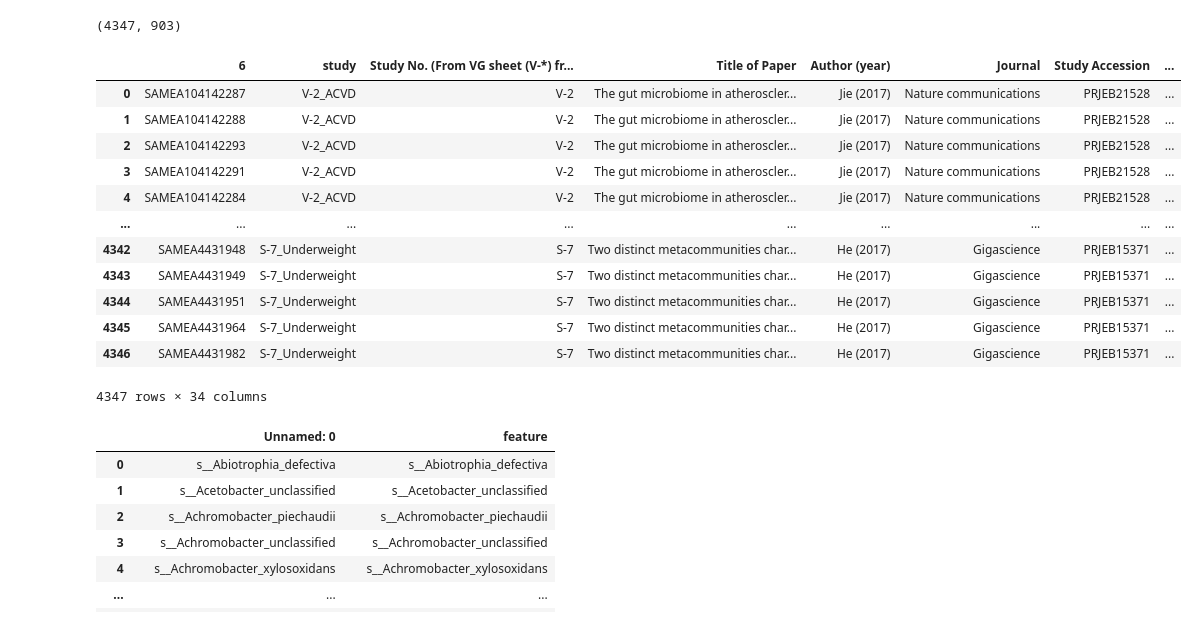
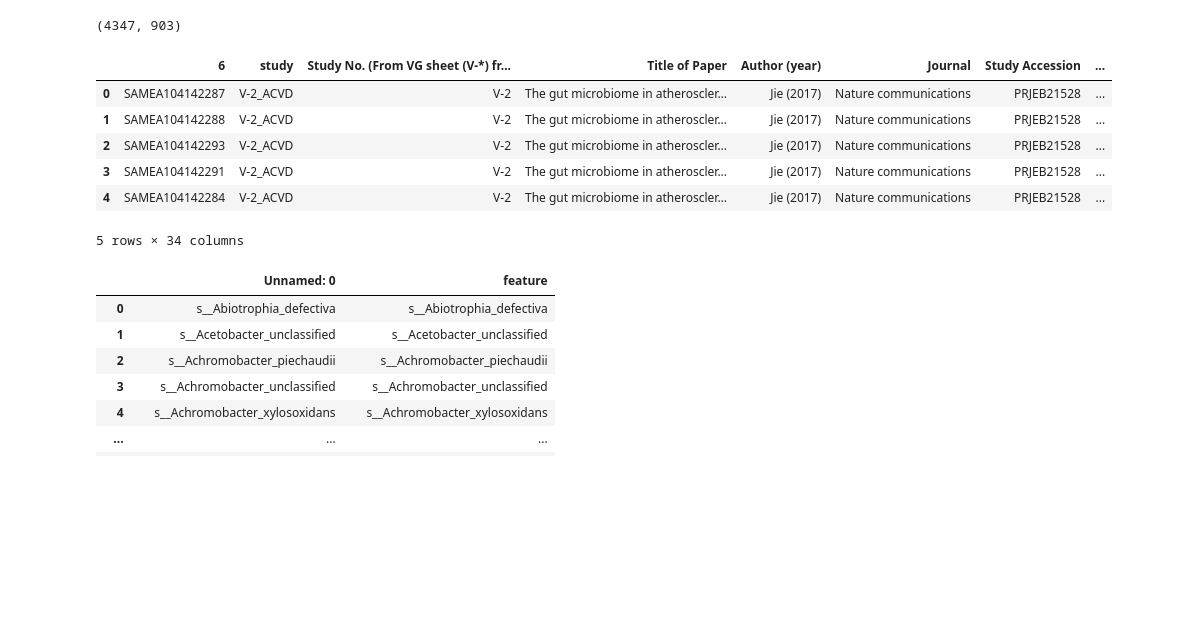
Before and after one commit to singjc/MetagenPipe, a Jupyter notebook: src/RFGridSearchCVPCA.ipynb, the cells around one changed output. Cells and saved outputs as stored; diff of their text form; code cells hidden in the pictures; blank space fills up the shorter version.

```diff
--- a/src/RFGridSearchCVPCA.ipynb
+++ b/src/RFGridSearchCVPCA.ipynb
@@ -26,21 +35,15 @@ MatrixData.shape
 (4347, 903)
 # %%
 SampleMeta = pd.read_csv(os.path.join(inp_dir, 'SampleMetaDataClean.csv'))
-SampleMeta
+SampleMeta.head()
 # %% [output]
 |  | 6 | study | Study No. (From VG sheet (V-*) fr... | Title of Paper | Author (year) | Journal | Study Accession | ... |
 | 0 | SAMEA104142287 | V-2_ACVD | V-2 | The gut microbiome in atheroscler... | Jie (2017) | Nature communications | PRJEB21528 | ... |
 | 1 | SAMEA104142288 | V-2_ACVD | V-2 | The gut microbiome in atheroscler... | Jie (2017) | Nature communications | PRJEB21528 | ... |
 | 2 | SAMEA104142293 | V-2_ACVD | V-2 | The gut microbiome in atheroscler... | Jie (2017) | Nature communications | PRJEB21528 | ... |
 | 3 | SAMEA104142291 | V-2_ACVD | V-2 | The gut microbiome in atheroscler... | Jie (2017) | Nature communications | PRJEB21528 | ... |
 | 4 | SAMEA104142284 | V-2_ACVD | V-2 | The gut microbiome in atheroscler... | Jie (2017) | Nature communications | PRJEB21528 | ... |
-| ... | ... | ... | ... | ... | ... | ... | ... | ... |
-| 4342 | SAMEA4431948 | S-7_Underweight | S-7 | Two distinct metacommunities char... | He (2017) | Gigascience | PRJEB15371 | ... |
-| 4343 | SAMEA4431949 | S-7_Underweight | S-7 | Two distinct metacommunities char... | He (2017) | Gigascience | PRJEB15371 | ... |
-| 4344 | SAMEA4431951 | S-7_Underweight | S-7 | Two distinct metacommunities char... | He (2017) | Gigascience | PRJEB15371 | ... |
-| 4345 | SAMEA4431964 | S-7_Underweight | S-7 | Two distinct metacommunities char... | He (2017) | Gigascience | PRJEB15371 | ... |
-| 4346 | SAMEA4431982 | S-7_Underweight | S-7 | Two distinct metacommunities char... | He (2017) | Gigascience | PRJEB15371 | ... |
-4347 rows × 34 columns
+5 rows × 34 columns
 # %%
 FeatMeta = pd.read_csv(os.path.join(inp_dir, 'FeatMetaDataClean.csv'))
 FeatMeta
```
Also changed, not shown: parts of 3 cells of this notebook, 10 other files.
